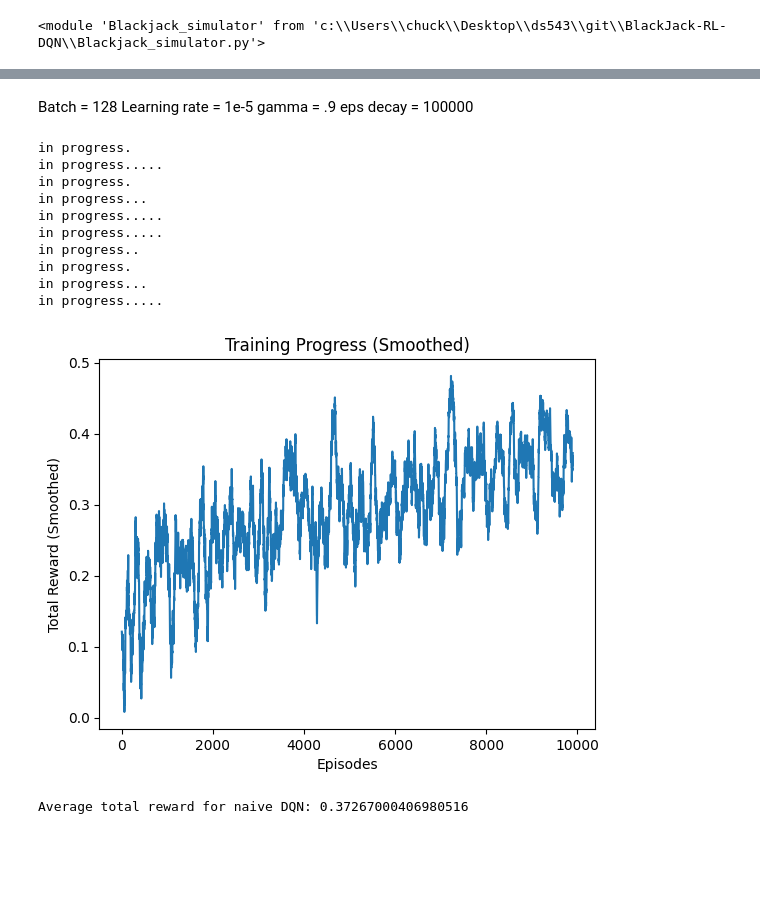
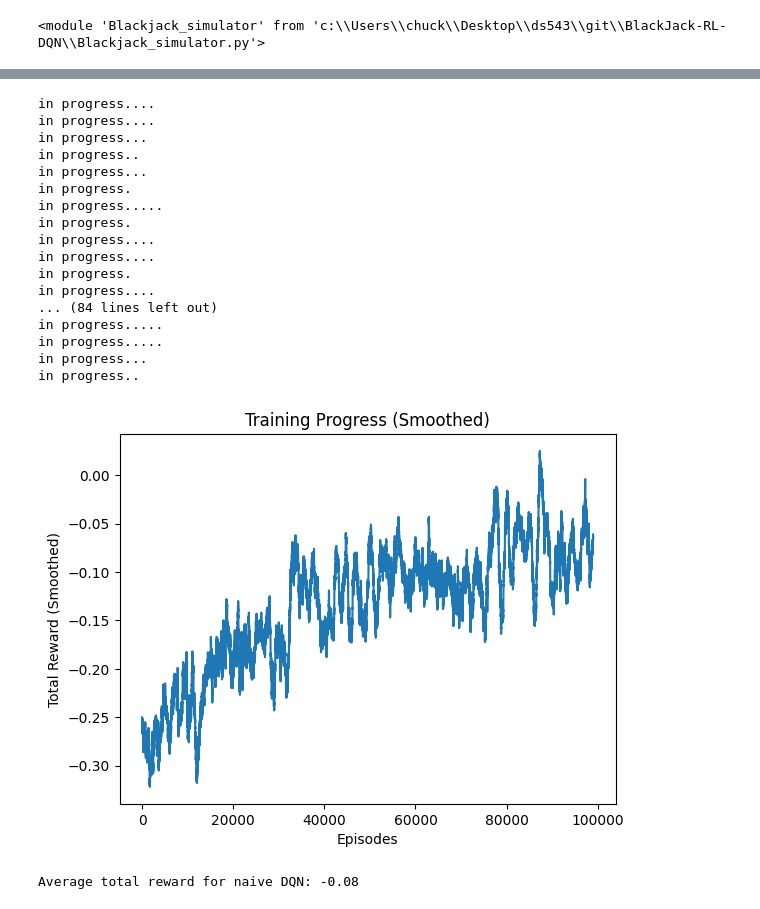
Before and after one commit to SachielC/BlackJack-RL-DQN, a Jupyter notebook: RL_BLJK.ipynb, the cells around one changed output, grey strips where cells are left out. Drawn from its saved outputs; the diff is of its cells as text; code cells hidden in the pictures; blank space fills up the shorter version.

Commit message:
Changed reward to actually play the game against a dealer

```diff
--- a/RL_BLJK.ipynb
+++ b/RL_BLJK.ipynb
@@ -126,7 +137,7 @@ Edecay_idx = 3
 
 # DQN Setup
 n_actions = env.action_space.n
-n_observations = 2
+n_observations = 3
 policy_net = DQN(n_observations, n_actions)
 target_net = DQN(n_observations, n_actions)
 target_net.load_state_dict(policy_net.state_dict())
@@ -202,17 +227,18 @@ import random
 def run_model(num_episodes, BATCH_SIZE, LR, GAMMA, EPS_DECAY):
     total_rewards = []
     for episode in range(num_episodes):
-        state = env.reset()
-        state = torch.tensor(state, dtype=torch.float32).unsqueeze(0)
+        state, _ = env.reset()  # Updated reset() to return tuple
+        state = torch.tensor(state, dtype=torch.float32).unsqueeze(0).to(device)
         episode_reward = 0
 
         for t in count():
             action = select_action(state)
-            next_state, reward, done, _ = env.step(action.item())
+            next_state, reward, done, _ = env.step(action)
 
-            reward = torch.tensor([reward], dtype=torch.float32)
-            next_state = torch.tensor(next_state, dtype=torch.float32).unsqueeze(0) if not done else None
-            memory.push(state, action, next_state, reward)
+            reward = torch.tensor([reward], dtype=torch.float32, device=device)
+            next_state = torch.tensor(next_state, dtype=torch.float32).unsqueeze(0).to(device) if not done else None
+
+            memory.push(state, torch.tensor([[action]], device=device), next_state, reward)
             state = next_state
 
             optimize_model(BATCH_SIZE)
@@ -225,6 +251,7 @@ def run_model(num_episodes, BATCH_SIZE, LR, GAMMA, EPS_DECAY):
         if episode % 1000 == 0:
             print(f"in progress{random.randint(1,5) * '.'}")
     return total_rewards
+
 
 def model_search(test_array, n):
     total_rewards = {}
@@ -275,44 +300,45 @@ Index: 2, Value: 10000.0
-# %% [markdown]
-Batch = 128
-Learning rate = 1e-5
-gamma = .9
-eps decay = 100000
 # %%
-BATCH_SIZE = 128
-LR = 1e-5
-GAMMA = 0.9
-EPS_DECAY = 10000
+BATCH_SIZE = 512
+LR = 1e-4
+GAMMA = 0.95
+EPS_DECAY = 50000
 best_model = run_model(10000, BATCH_SIZE, LR, GAMMA, EPS_DECAY)
 # %% [output]
+in progress....
+in progress....
+in progress...
+in progress..
+in progress...
 in progress.
 in progress.....
 in progress.
-in progress...
+in progress....
+in progress....
+in progress.
+in progress....
+... (84 lines left out)
 in progress.....
 in progress.....
+in progress...
 in progress..
-in progress.
-in progress...
-in progress.....
 # %%
 
 def moving_average(data, window_size):
     return np.convolve(data, np.ones(window_size) / window_size, mode='valid')
 
-window_size = 100
-
+window_size = 1000
 smoothed_rewards = moving_average(best_model, window_size)
 
 plt.plot(smoothed_rewards)
 plt.xlabel('Episodes')
 plt.ylabel('Total Reward (Smoothed)')
 plt.title('Training Progress (Smoothed)')
 plt.show()
 
 print(f'Average total reward for naive DQN: {np.mean(best_model[-100:])}')
 # %% [output]
-[figure, old version]
+[figure, new version]
-Average total reward for naive DQN: 0.37267000406980516
+Average total reward for naive DQN: -0.08
 # %%
 class Double_DQN(nn.Module):
     def __init__(self, n_observations, n_actions):
```
Also changed, not shown: parts of 7 cells of this notebook, 1 other file.
